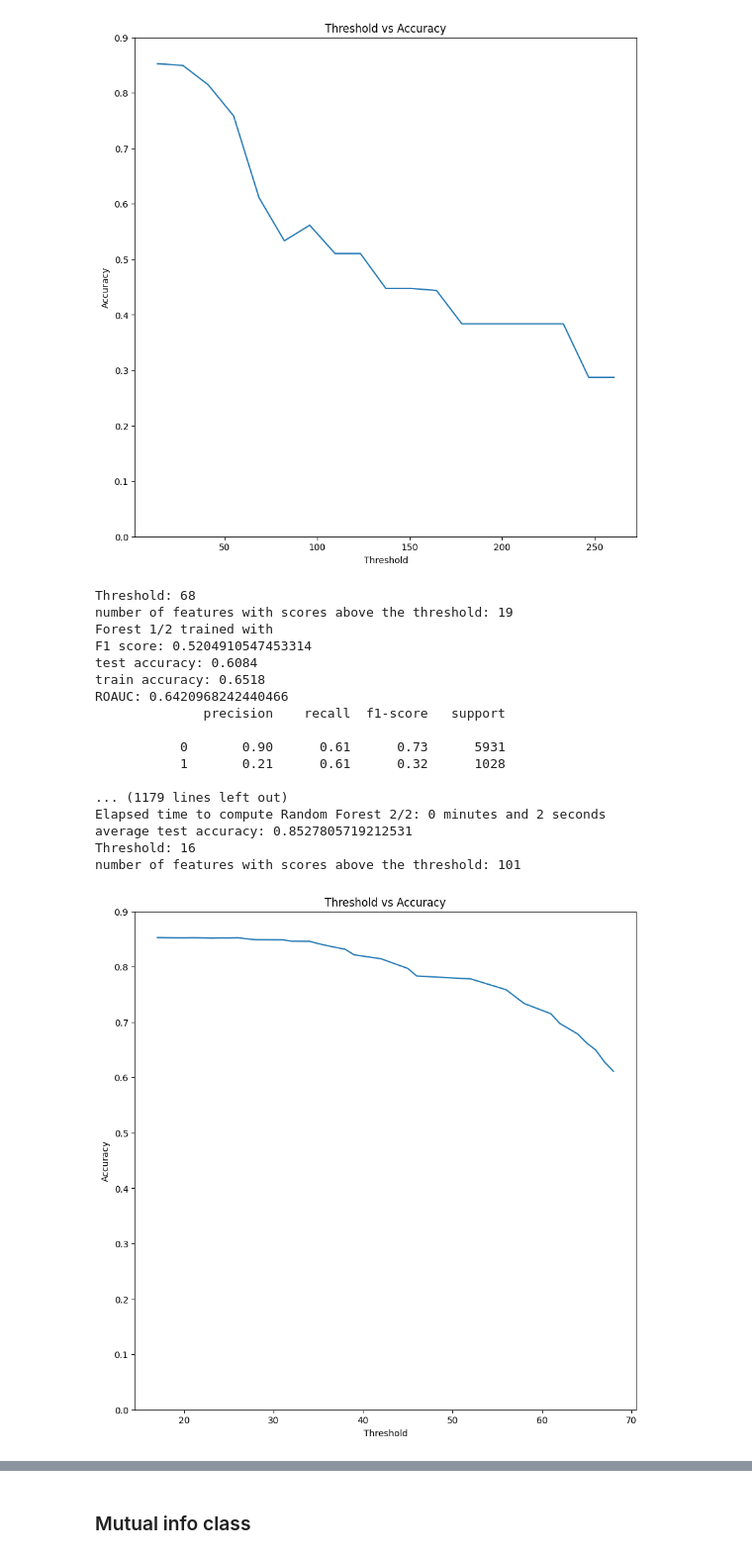
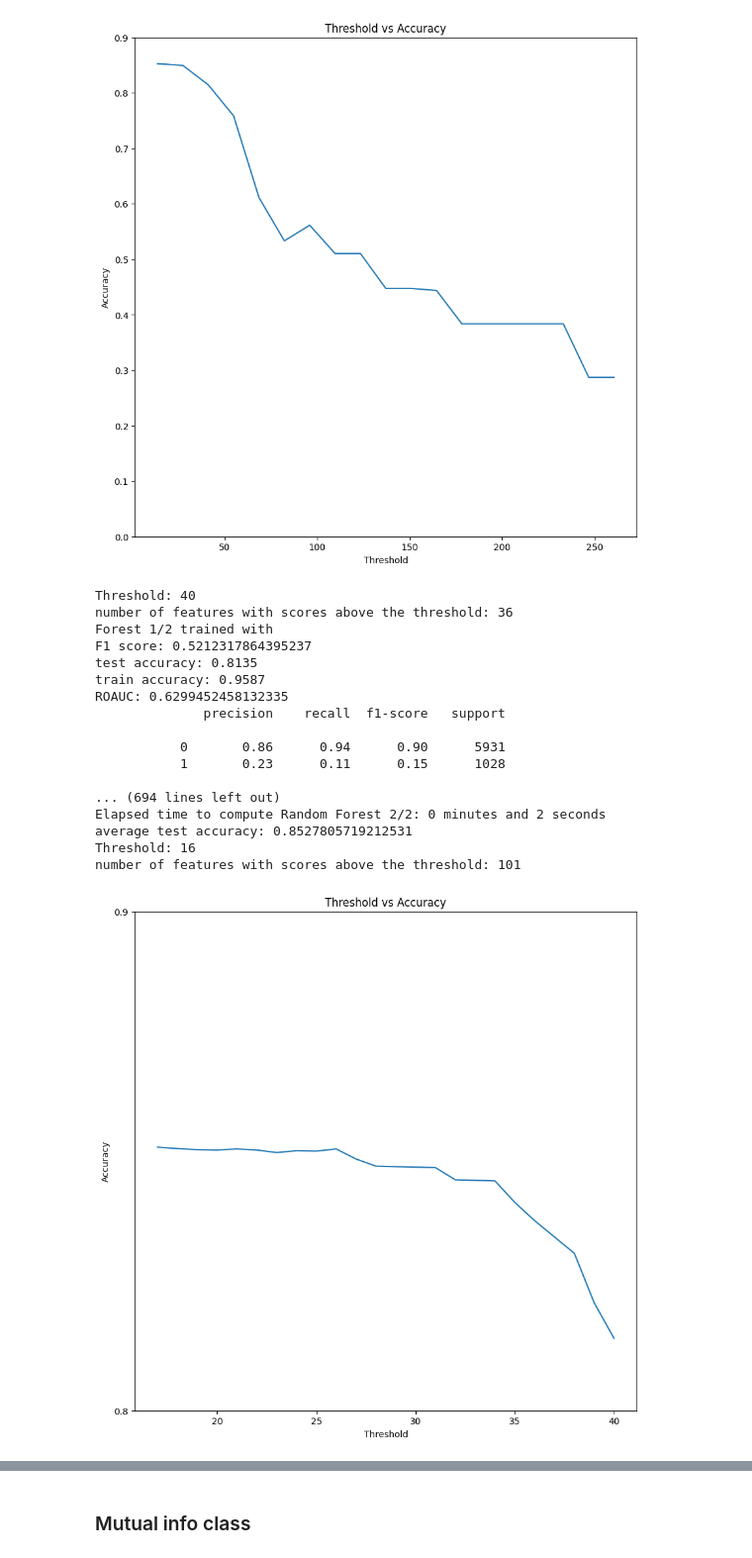
Before and after one commit to dilancroos/sl_predictors_xai, a Jupyter notebook: 00_feature_select.ipynb, the cells around one changed output, grey strips where cells are left out. Shown at 99% size. Cells and saved outputs as stored; diff of their text form; code cells hidden in the pictures.

```diff
--- a/00_feature_select.ipynb
+++ b/00_feature_select.ipynb
@@ -209,7 +209,7 @@ plt.show()
 # %%
 accuracy_scores = []
 prev_num_feat = 0
-th = 68
+th = 40
 while th > 0:
     print(f"Threshold: {th}")
     num_features = len([sc for sc in scores if sc > th])
@@ -227,19 +227,19 @@ while th > 0:
     print(f"average test accuracy: {np.mean(test_accuracies)}")
     th -= 1
 # %% [output]
-Threshold: 68
-number of features with scores above the threshold: 19
+Threshold: 40
+number of features with scores above the threshold: 36
 Forest 1/2 trained with
-F1 score: 0.5204910547453314
-test accuracy: 0.6084
-train accuracy: 0.6518
-ROAUC: 0.6420968242440466
+F1 score: 0.5212317864395237
+test accuracy: 0.8135
+train accuracy: 0.9587
+ROAUC: 0.6299452458132335
               precision    recall  f1-score   support
 
-           0       0.90      0.61      0.73      5931
-           1       0.21      0.61      0.32      1028
+           0       0.86      0.94      0.90      5931
+           1       0.23      0.11      0.15      1028
 
-... (1179 lines left out)
+... (694 lines left out)
 Elapsed time to compute Random Forest 2/2: 0 minutes and 2 seconds
 average test accuracy: 0.8527805719212531
 Threshold: 16
@@ -247,14 +247,14 @@ number of features with scores above the threshold: 101
 # %%
 # plot the accuracy scores
 plt.figure(figsize=(10,10))
 plt.plot([i[0] for i in accuracy_scores], [i[1] for i in accuracy_scores])
-plt.yticks(np.arange(0, 1, 0.1))
+plt.yticks(np.arange(0.8, 1, 0.1))
 plt.xlabel('Threshold')
 plt.ylabel('Accuracy')
 plt.title('Threshold vs Accuracy')
 plt.show()
 # %% [output]
-[figure, old version]
+[figure, new version]
 # %%
 diff = []
 for i in range(1,len(accuracy_scores)-1):
```
Also changed, not shown: parts of 13 cells of this notebook.
